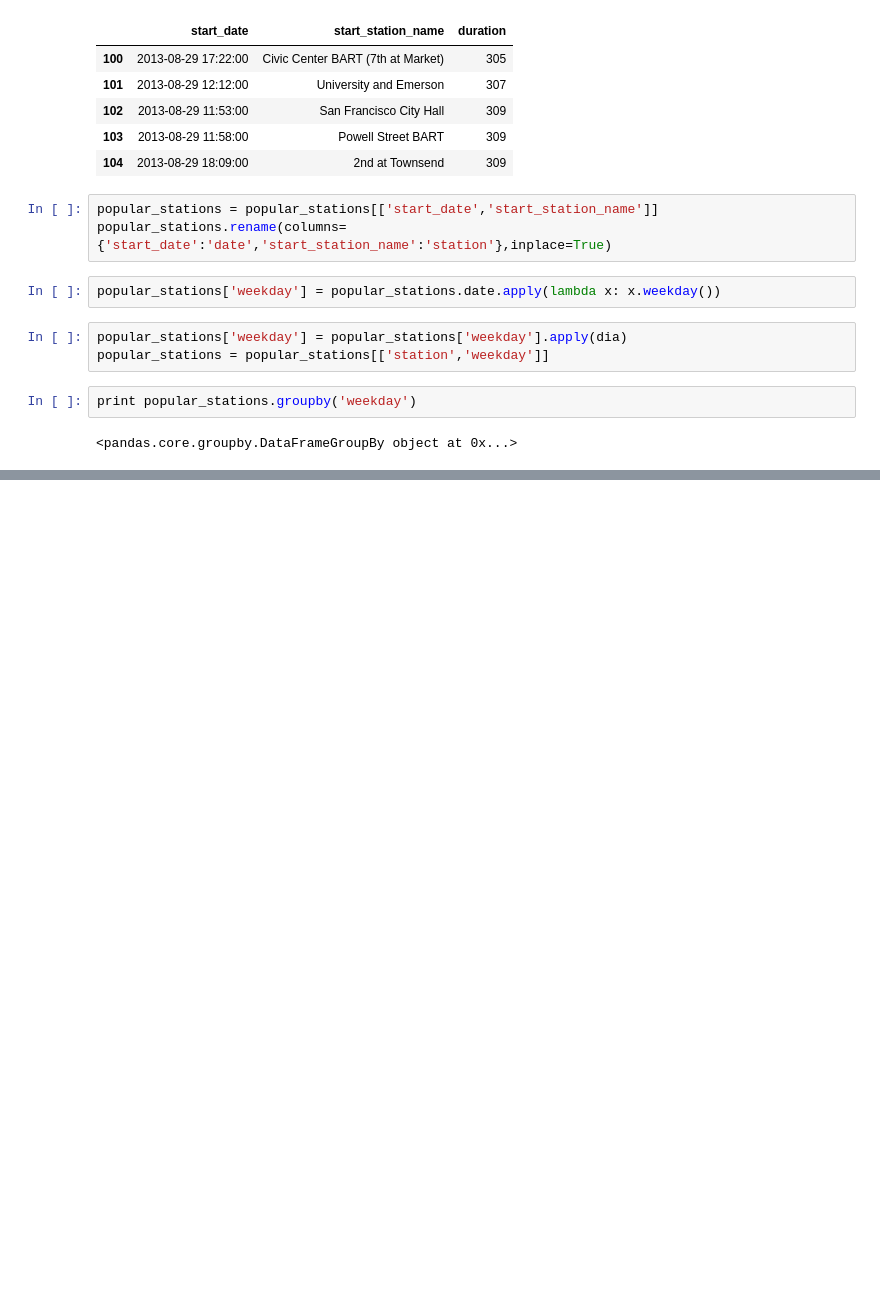
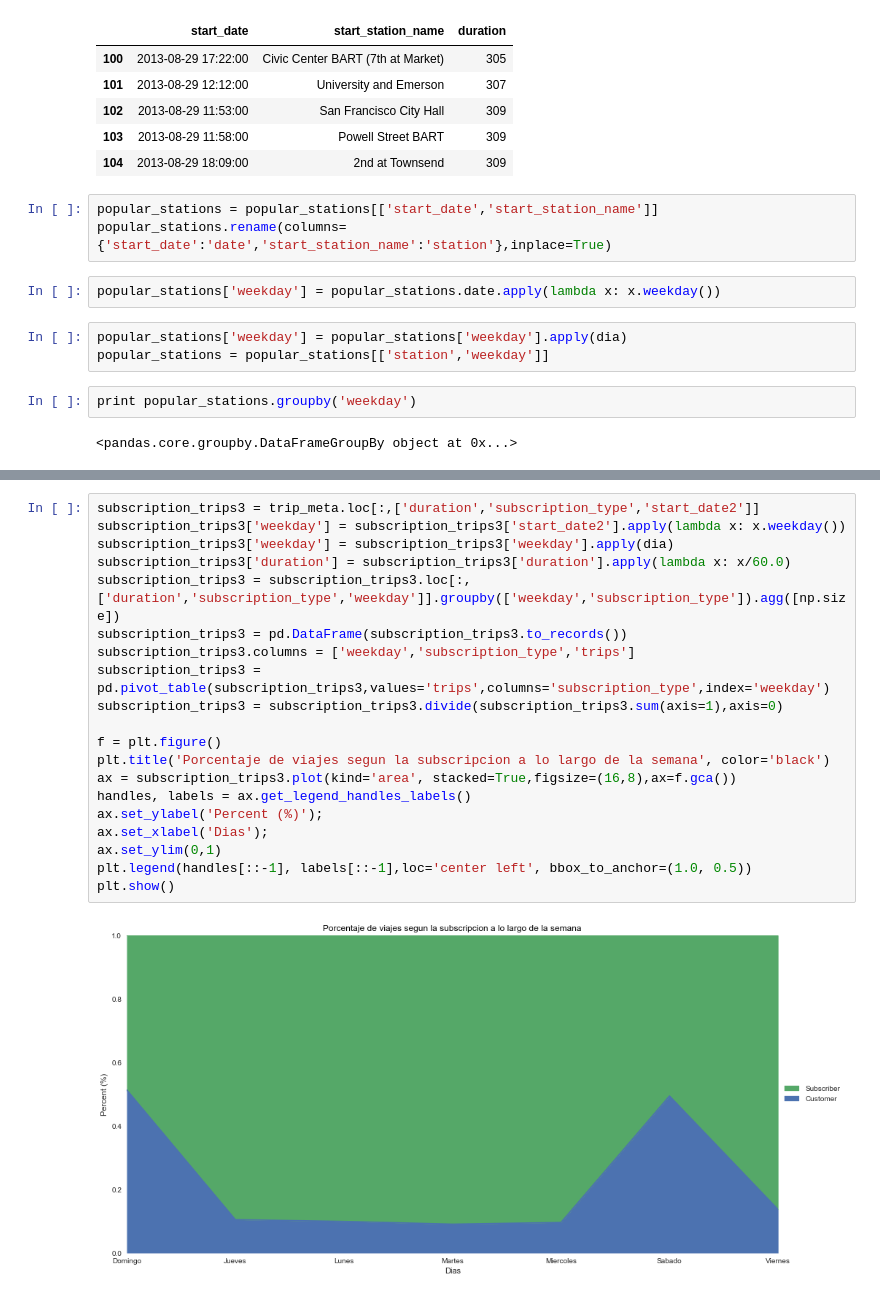
Before and after one commit to hernantain/Analisis-San-Francisco, a Jupyter notebook: analisis.ipynb, the cells around one changed output, grey strips where cells are left out. Cells and saved outputs as stored; diff of their text form; blank space fills up the shorter version.

```diff
--- a/analisis.ipynb
+++ b/analisis.ipynb
@@ -307,0 +332,22 @@ print popular_stations.groupby('weekday')
+# %%
+subscription_trips3 = trip_meta.loc[:,['duration','subscription_type','start_date2']]
+subscription_trips3['weekday'] = subscription_trips3['start_date2'].apply(lambda x: x.weekday())
+subscription_trips3['weekday'] = subscription_trips3['weekday'].apply(dia)
+subscription_trips3['duration'] = subscription_trips3['duration'].apply(lambda x: x/60.0)
+subscription_trips3 = subscription_trips3.loc[:,['duration','subscription_type','weekday']].groupby(['weekday','subscription_type']).agg([np.size])
+subscription_trips3 = pd.DataFrame(subscription_trips3.to_records())
+subscription_trips3.columns = ['weekday','subscription_type','trips']
+subscription_trips3 = pd.pivot_table(subscription_trips3,values='trips',columns='subscription_type',index='weekday')
+subscription_trips3 = subscription_trips3.divide(subscription_trips3.sum(axis=1),axis=0)
+
+f = plt.figure()
+plt.title('Porcentaje de viajes segun la subscripcion a lo largo de la semana', color='black')
+ax = subscription_trips3.plot(kind='area', stacked=True,figsize=(16,8),ax=f.gca())
+handles, labels = ax.get_legend_handles_labels()
+ax.set_ylabel('Percent (%)');
+ax.set_xlabel('Dias');
+ax.set_ylim(0,1)
+plt.legend(handles[::-1], labels[::-1],loc='center left', bbox_to_anchor=(1.0, 0.5))
+plt.show()
+# %% [output]
+[figure, added]
```
Also changed, not shown: parts of 5 cells of this notebook.
